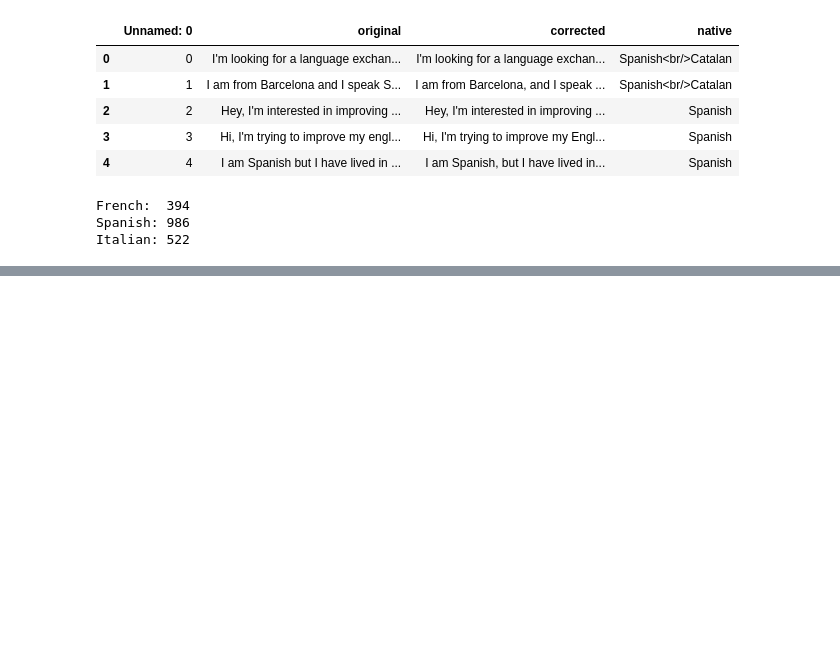
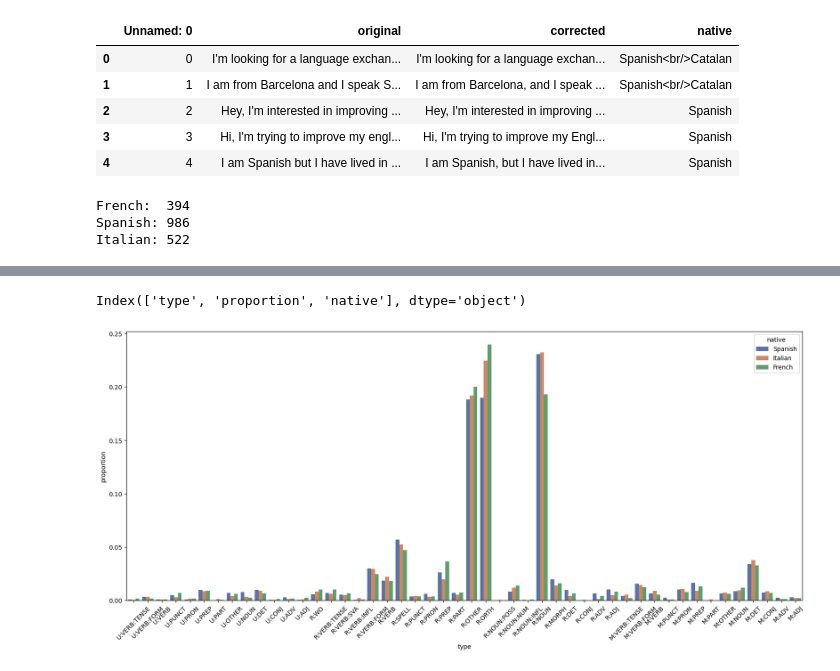
Before and after one commit to GyumCho/AIProject, a Jupyter notebook: french-spanish-italian.ipynb, the cells around one changed output, grey strips where cells are left out. Drawn from its saved outputs; the diff is of its cells as text; code cells hidden in the pictures; blank space fills up the shorter version.

Commit message:
change comparison chart

```diff
--- a/french-spanish-italian.ipynb
+++ b/french-spanish-italian.ipynb
@@ -66,0 +58,17 @@ for language in ["French","Spanish","Italian"]:
+# %%
+print(total.columns)
+total = total.sort_values(['type','native'], ascending=False)
+# %% [output]
+Index(['type', 'proportion', 'native'], dtype='object')
+# %%
+plt.figure(figsize=(20,8))
+plt.xticks(rotation=45)
+pl = sns.barplot(
+    data=total,
+    x="type", y="proportion", hue="native",
+    palette="deep"
+)
+plt.savefig('./plots/latin_comparison.png')
+plt.show()
+# %% [output]
+[figure, added]
```
Also changed, not shown: parts of 3 cells of this notebook, 4 other files.
